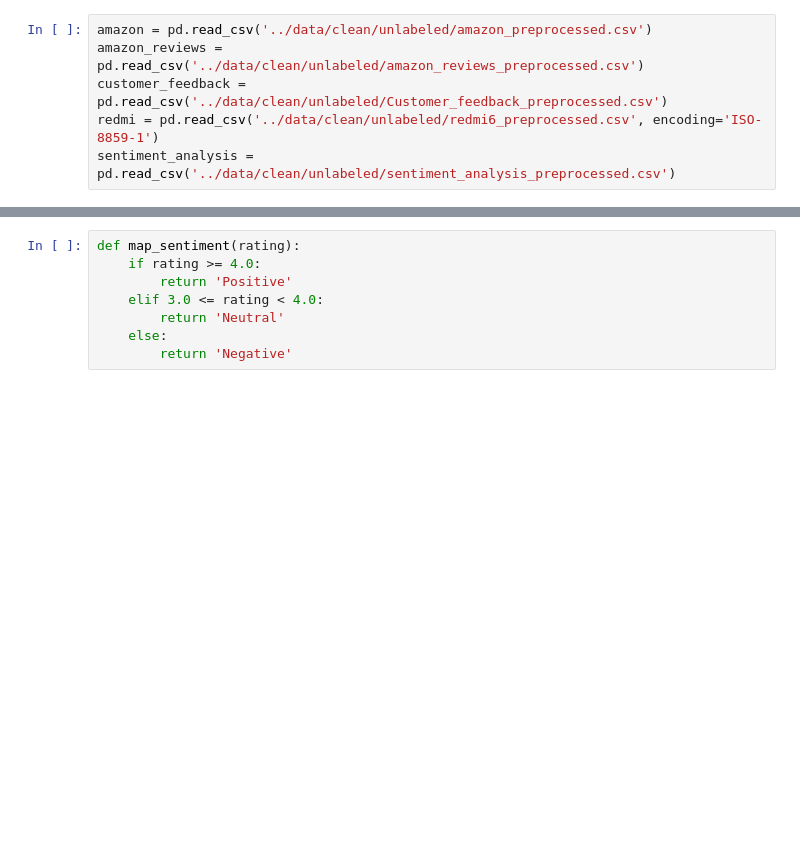
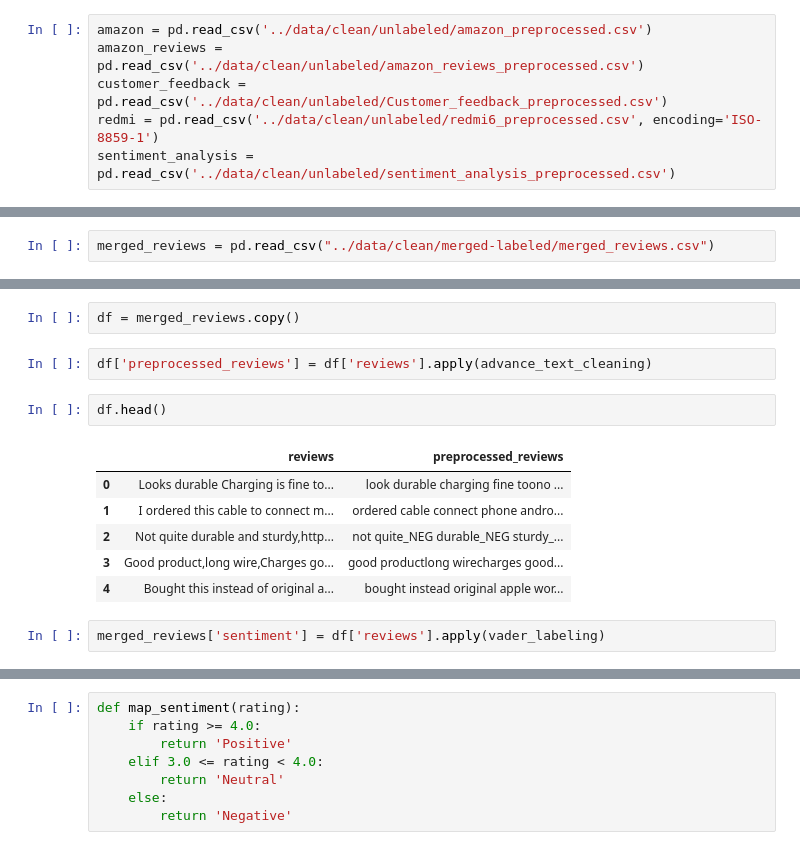
Before and after one commit to Scherzo8/Customer-Feedback-Analysis, a Jupyter notebook: notebook/label_dataset.ipynb, the cells around one changed output, grey strips where cells are left out. Cells and saved outputs as stored; diff of their text form; blank space fills up the shorter version.

```diff
--- a/notebook/label_dataset.ipynb
+++ b/notebook/label_dataset.ipynb
@@ -8,0 +40,2 @@ sentiment_analysis = pd.read_csv('../data/clean/unlabeled/sentiment_analysis_pre
+# %%
+merged_reviews = pd.read_csv("../data/clean/merged-labeled/merged_reviews.csv")
@@ -8,0 +131,15 @@ sentiment_analysis = pd.read_csv('../data/clean/unlabeled/sentiment_analysis_pre
+# %%
+df = merged_reviews.copy()
+# %%
+df['preprocessed_reviews'] = df['reviews'].apply(advance_text_cleaning)
+# %%
+df.head()
+# %% [output]
+|  | reviews | preprocessed_reviews |
+| 0 | Looks durable Charging is fine to... | look durable charging fine toono ... |
+| 1 | I ordered this cable to connect m... | ordered cable connect phone andro... |
+| 2 | Not quite durable and sturdy,http... | not quite_NEG durable_NEG sturdy_... |
+| 3 | Good product,long wire,Charges go... | good productlong wirecharges good... |
+| 4 | Bought this instead of original a... | bought instead original apple wor... |
+# %%
+merged_reviews['sentiment'] = df['reviews'].apply(vader_labeling)
```
Also changed, not shown: parts of 16 cells of this notebook.
